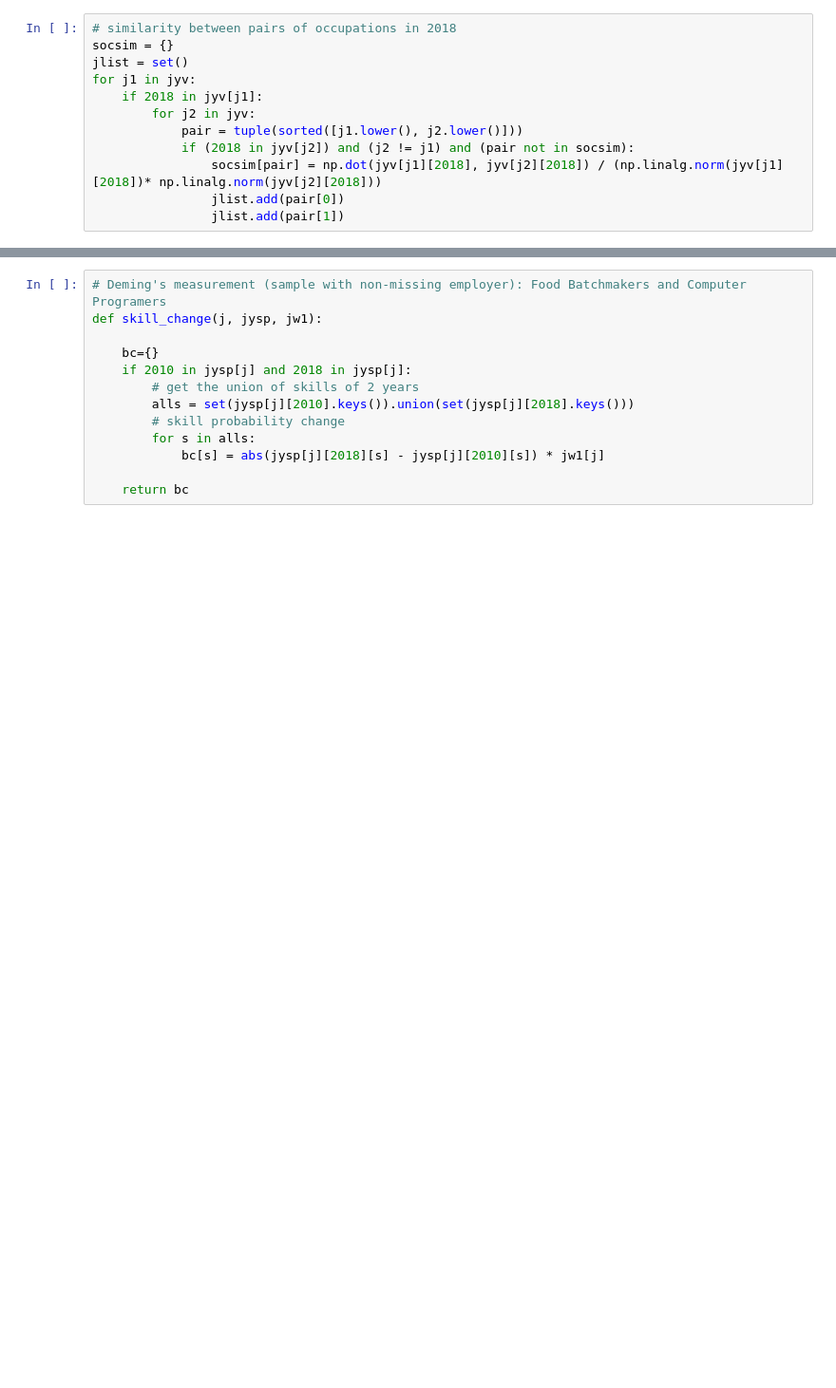
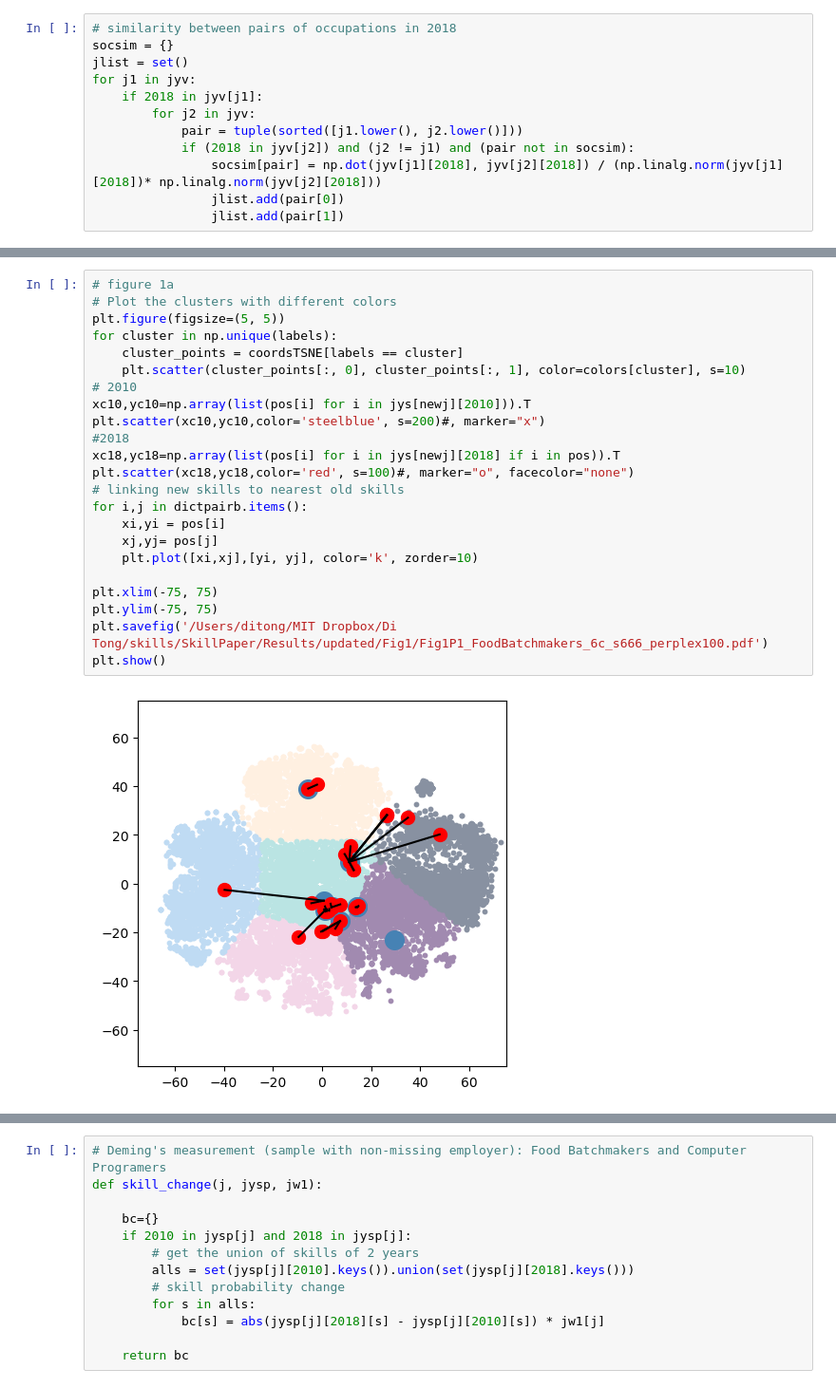
Before and after one commit to di-Tong/SkillPaper, a Jupyter notebook: Codes/MainFigures.ipynb, the cells around one changed output, grey strips where cells are left out. Shown at 95% size. Drawn from its saved outputs; the diff is of its cells as text; blank space fills up the shorter version.

```diff
--- a/Codes/MainFigures.ipynb
+++ b/Codes/MainFigures.ipynb
@@ -879,4 +699,29 @@ for s in newb:
                 dis=d
 
         dictlenb[s]=dis
+# %%
+# figure 1a
+# Plot the clusters with different colors
+plt.figure(figsize=(5, 5))
+for cluster in np.unique(labels):
+    cluster_points = coordsTSNE[labels == cluster]
+    plt.scatter(cluster_points[:, 0], cluster_points[:, 1], color=colors[cluster], s=10)
+# 2010
+xc10,yc10=np.array(list(pos[i] for i in jys[newj][2010])).T
+plt.scatter(xc10,yc10,color='steelblue', s=200)#, marker="x")
+#2018
+xc18,yc18=np.array(list(pos[i] for i in jys[newj][2018] if i in pos)).T
+plt.scatter(xc18,yc18,color='red', s=100)#, marker="o", facecolor="none")
+# linking new skills to nearest old skills
+for i,j in dictpairb.items():
+    xi,yi = pos[i]
+    xj,yj= pos[j]
+    plt.plot([xi,xj],[yi, yj], color='k', zorder=10)
+
+plt.xlim(-75, 75)
+plt.ylim(-75, 75)
+plt.savefig('/Users/ditong/MIT Dropbox/Di Tong/skills/SkillPaper/Results/updated/Fig1/Fig1P1_FoodBatchmakers_6c_s666_perplex100.pdf')
+plt.show()
+# %% [output]
+[figure, added]
 # %%
```
Also changed, not shown: parts of 116 cells of this notebook, 8 other files.
